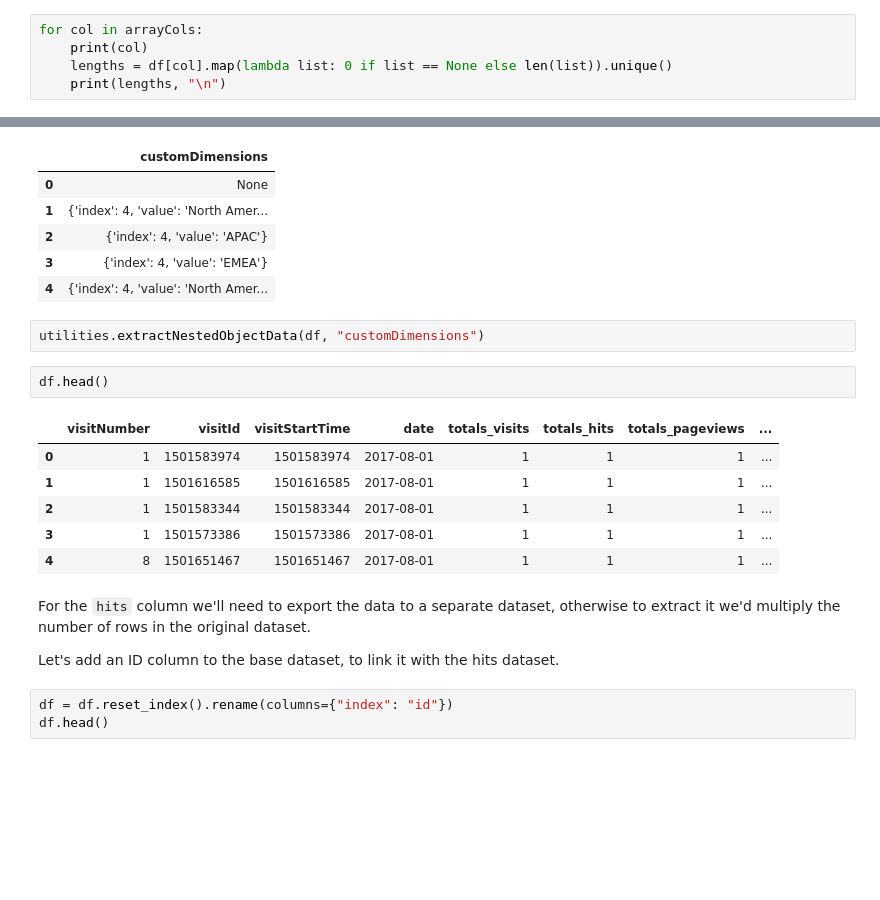
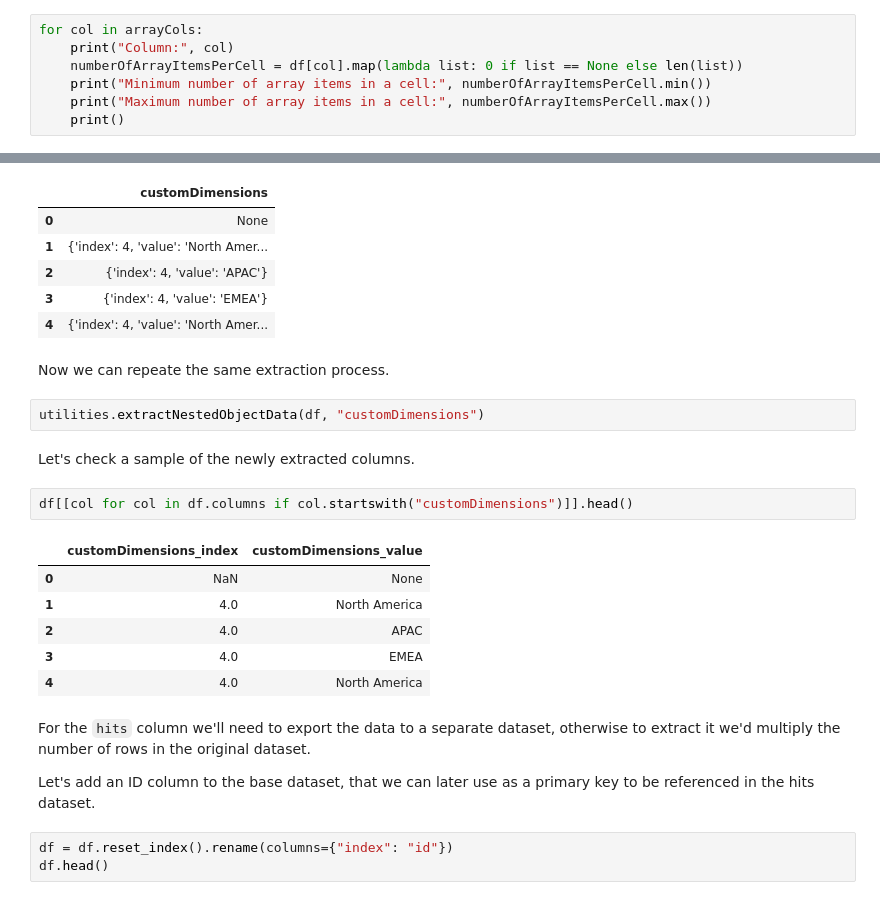
Before and after one commit to lamparelli/analytics_eda, a Jupyter notebook: eda.ipynb, the cells around one changed output, grey strips where cells are left out. Saved outputs shown, nothing was run; the diff lists cells and outputs as text; blank space fills up the shorter version.

````diff
--- a/eda.ipynb
+++ b/eda.ipynb
@@ -236,6 +290,8 @@ Let's check the number of values per array in each column
 # %%
 for col in arrayCols:
-    print(col)
-    lengths = df[col].map(lambda list: 0 if list == None else len(list)).unique()
-    print(lengths, "\n")
+    print("Column:", col)
+    numberOfArrayItemsPerCell = df[col].map(lambda list: 0 if list == None else len(list))
+    print("Minimum number of array items in a cell:", numberOfArrayItemsPerCell.min())
+    print("Maximum number of array items in a cell:", numberOfArrayItemsPerCell.max())
+    print()
 # %% [output]
@@ -260,21 +315,25 @@ df[["customDimensions"]].head()
 | 2 | {'index': 4, 'value': 'APAC'} |
 | 3 | {'index': 4, 'value': 'EMEA'} |
 | 4 | {'index': 4, 'value': 'North Amer... |
+# %% [markdown]
+Now we can repeate the same extraction process.
 # %%
 utilities.extractNestedObjectData(df, "customDimensions")
-# %%
-df.head()
-# %% [output]
-|  | visitNumber | visitId | visitStartTime | date | totals_visits | totals_hits | totals_pageviews | ... |
-| 0 | 1 | 1501583974 | 1501583974 | 2017-08-01 | 1 | 1 | 1 | ... |
-| 1 | 1 | 1501616585 | 1501616585 | 2017-08-01 | 1 | 1 | 1 | ... |
-| 2 | 1 | 1501583344 | 1501583344 | 2017-08-01 | 1 | 1 | 1 | ... |
-| 3 | 1 | 1501573386 | 1501573386 | 2017-08-01 | 1 | 1 | 1 | ... |
-| 4 | 8 | 1501651467 | 1501651467 | 2017-08-01 | 1 | 1 | 1 | ... |
+# %% [markdown]
+Let's check a sample of the newly extracted columns.
+# %%
+df[[col for col in df.columns if col.startswith("customDimensions")]].head()
+# %% [output]
+|  | customDimensions_index | customDimensions_value |
+| 0 | NaN | None |
+| 1 | 4.0 | North America |
+| 2 | 4.0 | APAC |
+| 3 | 4.0 | EMEA |
+| 4 | 4.0 | North America |
 # %% [markdown]
 For the ```hits``` column we'll need to export the data to a separate dataset, otherwise to extract it we'd multiply the number of rows in the original dataset.
 
-Let's add an ID column to the base dataset, to link it with the hits dataset.
+Let's add an ID column to the base dataset, that we can later use as a primary key to be referenced in the hits dataset.
 # %%
 df = df.reset_index().rename(columns={"index": "id"})
 df.head()
````
Also changed, not shown: parts of 43 cells of this notebook.
